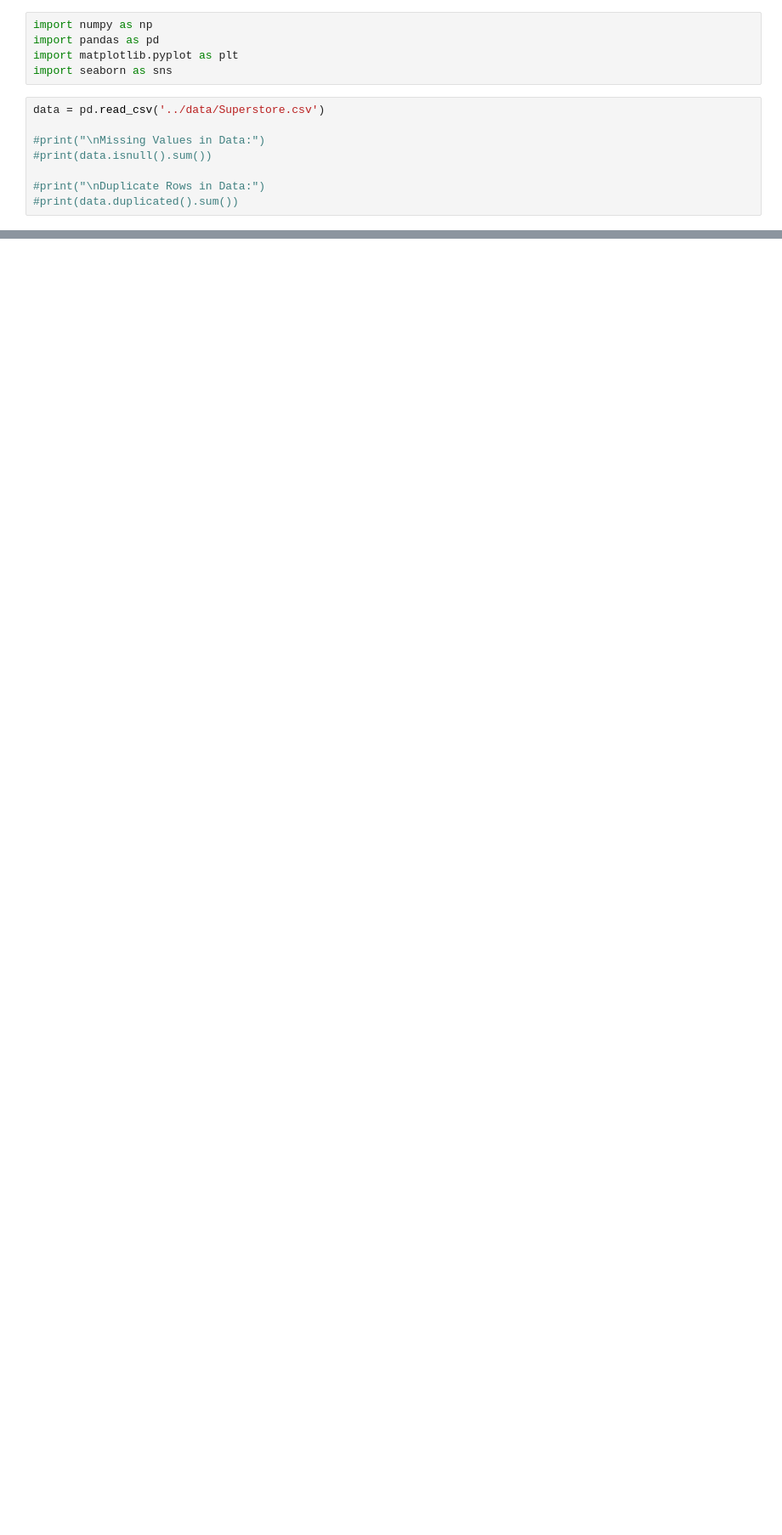
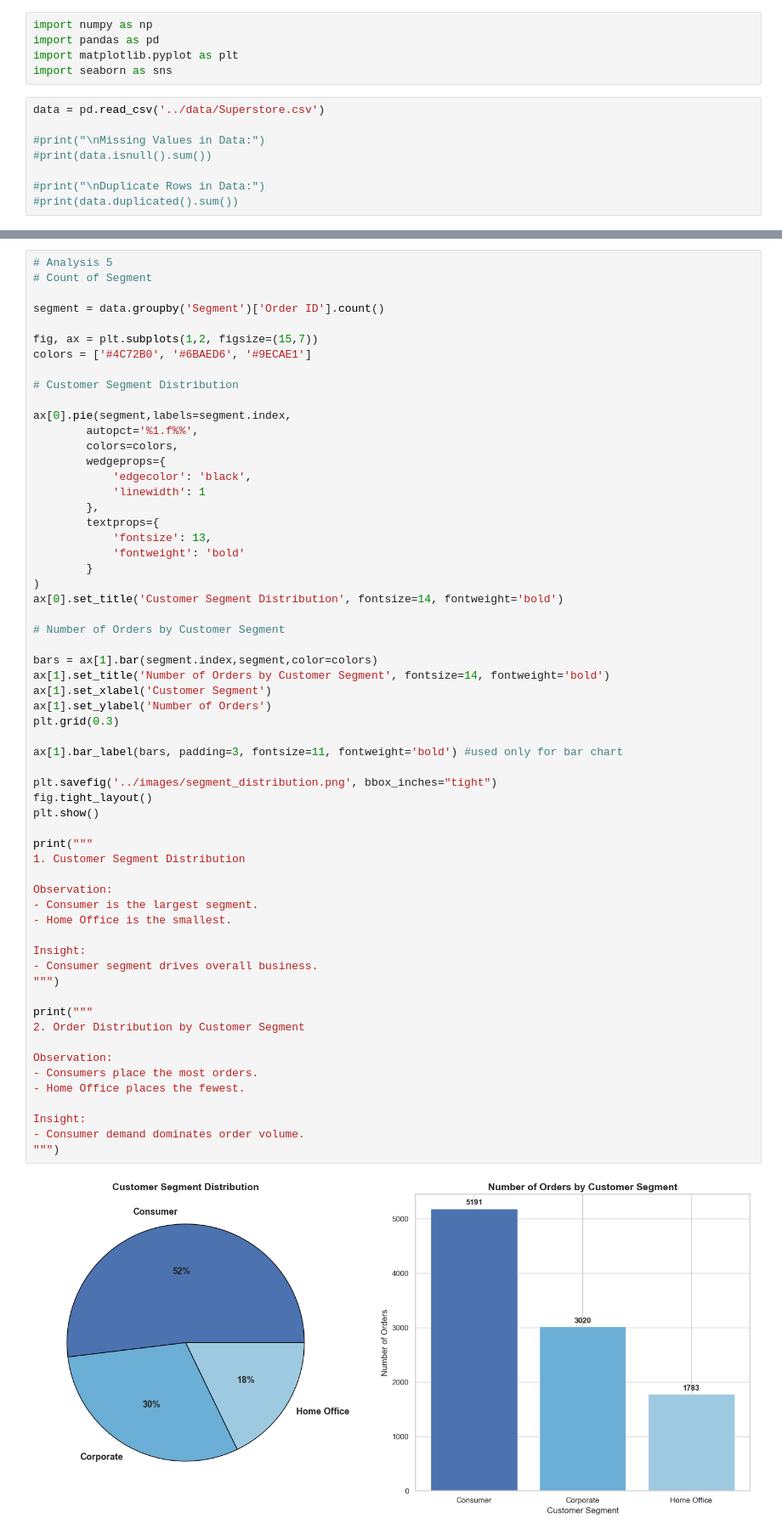
Before and after one commit to rBrijesh5/Superstore-Sales-Analytics, a Jupyter notebook: notebooks/analysis.ipynb, the cells around one changed output, grey strips where cells are left out. Shown at 85% size. Saved outputs shown, nothing was run; the diff lists cells and outputs as text; blank space fills up the shorter version.

```diff
--- a/notebooks/analysis.ipynb
+++ b/notebooks/analysis.ipynb
@@ -184,0 +450,62 @@ Insight:
+# %%
+# Analysis 5
+# Count of Segment
+
+segment = data.groupby('Segment')['Order ID'].count()
+
+fig, ax = plt.subplots(1,2, figsize=(15,7))
+colors = ['#4C72B0', '#6BAED6', '#9ECAE1']
+
+# Customer Segment Distribution
+
+ax[0].pie(segment,labels=segment.index,
+        autopct='%1.f%%',
+        colors=colors,
+        wedgeprops={
+            'edgecolor': 'black',
+            'linewidth': 1
+        },
+        textprops={
+            'fontsize': 13,
+            'fontweight': 'bold'
+        }
+)
+ax[0].set_title('Customer Segment Distribution', fontsize=14, fontweight='bold')
+
+# Number of Orders by Customer Segment
+
+bars = ax[1].bar(segment.index,segment,color=colors)
+ax[1].set_title('Number of Orders by Customer Segment', fontsize=14, fontweight='bold')
+ax[1].set_xlabel('Customer Segment')
+ax[1].set_ylabel('Number of Orders')
+plt.grid(0.3)
+
+ax[1].bar_label(bars, padding=3, fontsize=11, fontweight='bold') #used only for bar chart
+
+plt.savefig('../images/segment_distribution.png', bbox_inches="tight")
+fig.tight_layout()
+plt.show()
+
+print("""
+1. Customer Segment Distribution
+
+Observation:
+- Consumer is the largest segment.
+- Home Office is the smallest.
+
+Insight:
+- Consumer segment drives overall business.
+""")
+
+print("""
+2. Order Distribution by Customer Segment
+
+Observation:
+- Consumers place the most orders.
+- Home Office places the fewest.
+
+Insight:
+- Consumer demand dominates order volume.
+""")
+# %% [output]
+[figure, added]
```
Also changed, not shown: parts of 6 cells of this notebook, 7 other files.
